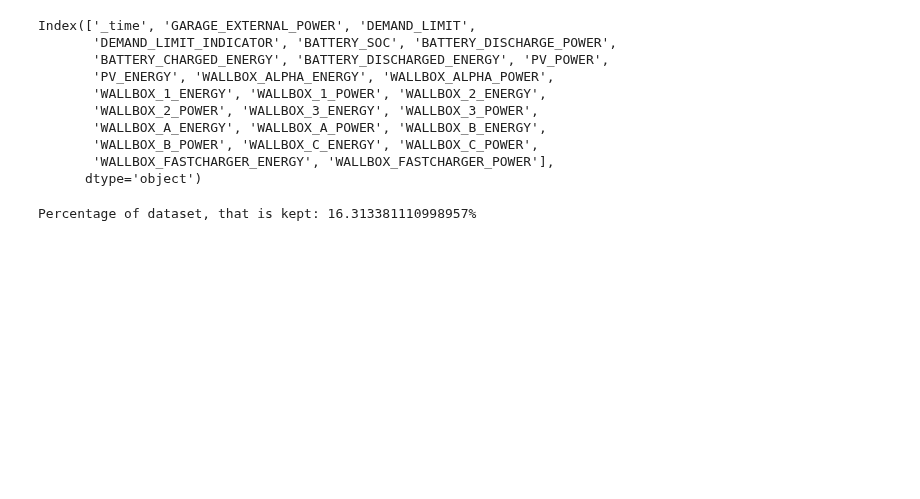
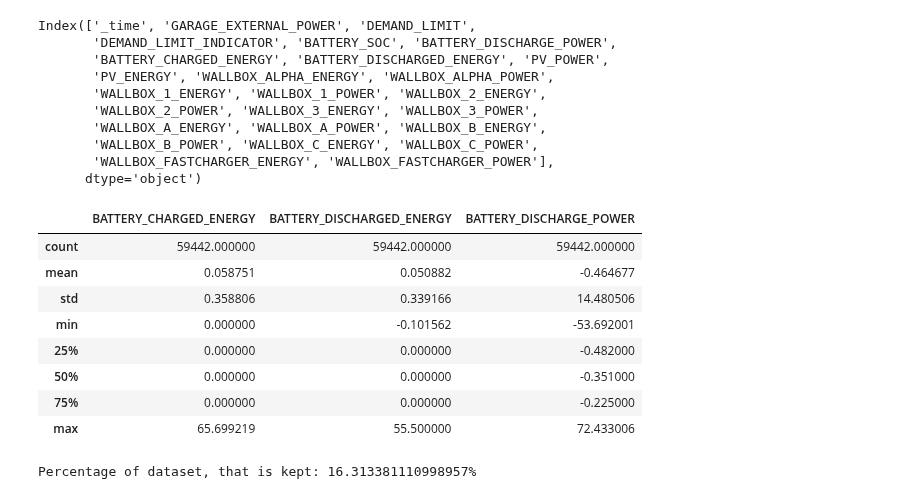
Before and after one commit to SanchoSamba/DS-project, a Jupyter notebook: LTN_Adam_Arychert.ipynb, the cells around one changed output. Drawn from its saved outputs; the diff is of its cells as text; code cells hidden in the pictures; blank space fills up the shorter version.

```diff
--- a/LTN_Adam_Arychert.ipynb
+++ b/LTN_Adam_Arychert.ipynb
@@ -27,6 +27,20 @@ Index(['_time', 'GARAGE_EXTERNAL_POWER', 'DEMAND_LIMIT',
        'WALLBOX_B_POWER', 'WALLBOX_C_ENERGY', 'WALLBOX_C_POWER',
        'WALLBOX_FASTCHARGER_ENERGY', 'WALLBOX_FASTCHARGER_POWER'],
       dtype='object')
+# %%
+data = s_data[['BATTERY_CHARGED_ENERGY', 'BATTERY_DISCHARGED_ENERGY', 'BATTERY_DISCHARGE_POWER']]
+# %%
+data.describe()
+# %% [output]
+|  | BATTERY_CHARGED_ENERGY | BATTERY_DISCHARGED_ENERGY | BATTERY_DISCHARGE_POWER |
+| count | 59442.000000 | 59442.000000 | 59442.000000 |
+| mean | 0.058751 | 0.050882 | -0.464677 |
+| std | 0.358806 | 0.339166 | 14.480506 |
+| min | 0.000000 | -0.101562 | -53.692001 |
+| 25% | 0.000000 | 0.000000 | -0.482000 |
+| 50% | 0.000000 | 0.000000 | -0.351000 |
+| 75% | 0.000000 | 0.000000 | -0.225000 |
+| max | 65.699219 | 55.500000 | 72.433006 |
 # %%
 s_data = s_data[['_time','GARAGE_EXTERNAL_POWER', 'DEMAND_LIMIT',
       #  'DEMAND_LIMIT_INDICATOR',
```
Also changed, not shown: parts of 13 cells of this notebook, 2 other files.
